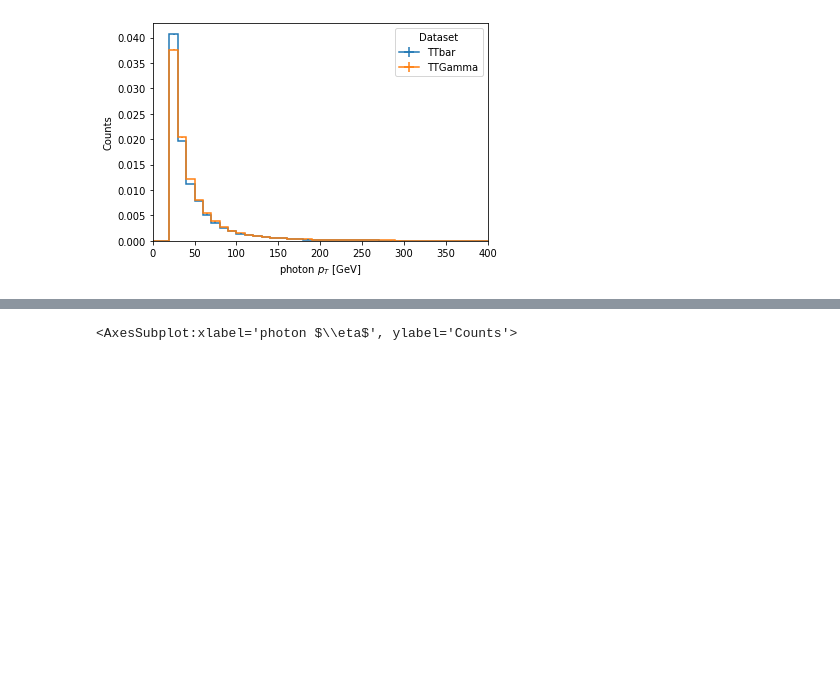
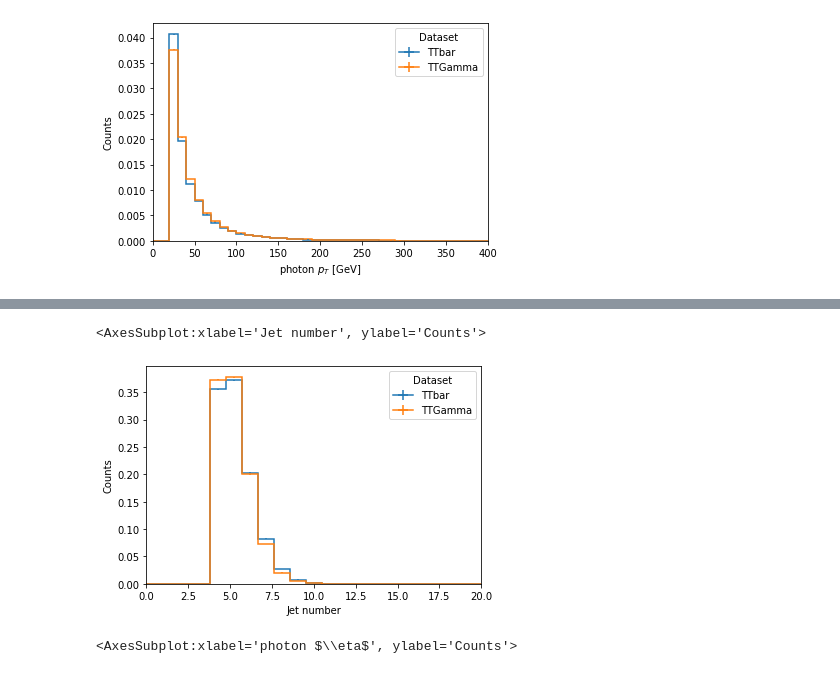
Before and after one commit to nbraukman/TTGTTBClassification, a Jupyter notebook: PhotonClassification.ipynb, the cells around one changed output, grey strips where cells are left out. Drawn from its saved outputs; the diff is of its cells as text; code cells hidden in the pictures; blank space fills up the shorter version.

```diff
--- a/PhotonClassification.ipynb
+++ b/PhotonClassification.ipynb
@@ -420,3 +429,8 @@ hist.plot1d(outputMC['photon_pt_hist'],overlay='dataset',order=['TTbar','TTGamma
+# %%
+hist.plot1d(outputMC['jet_count_hist'],overlay='dataset',order=['TTbar','TTGamma'],stack=False,density=True)
+# %% [output]
+<AxesSubplot:xlabel='Jet number', ylabel='Counts'>
+[figure, added]
 # %%
 hist.plot1d(outputMC['photon_eta_hist'],overlay='dataset',order=['TTbar','TTGamma'],stack=False,density=True)
 # %% [output]
```
Also changed, not shown: parts of 37 cells of this notebook.
